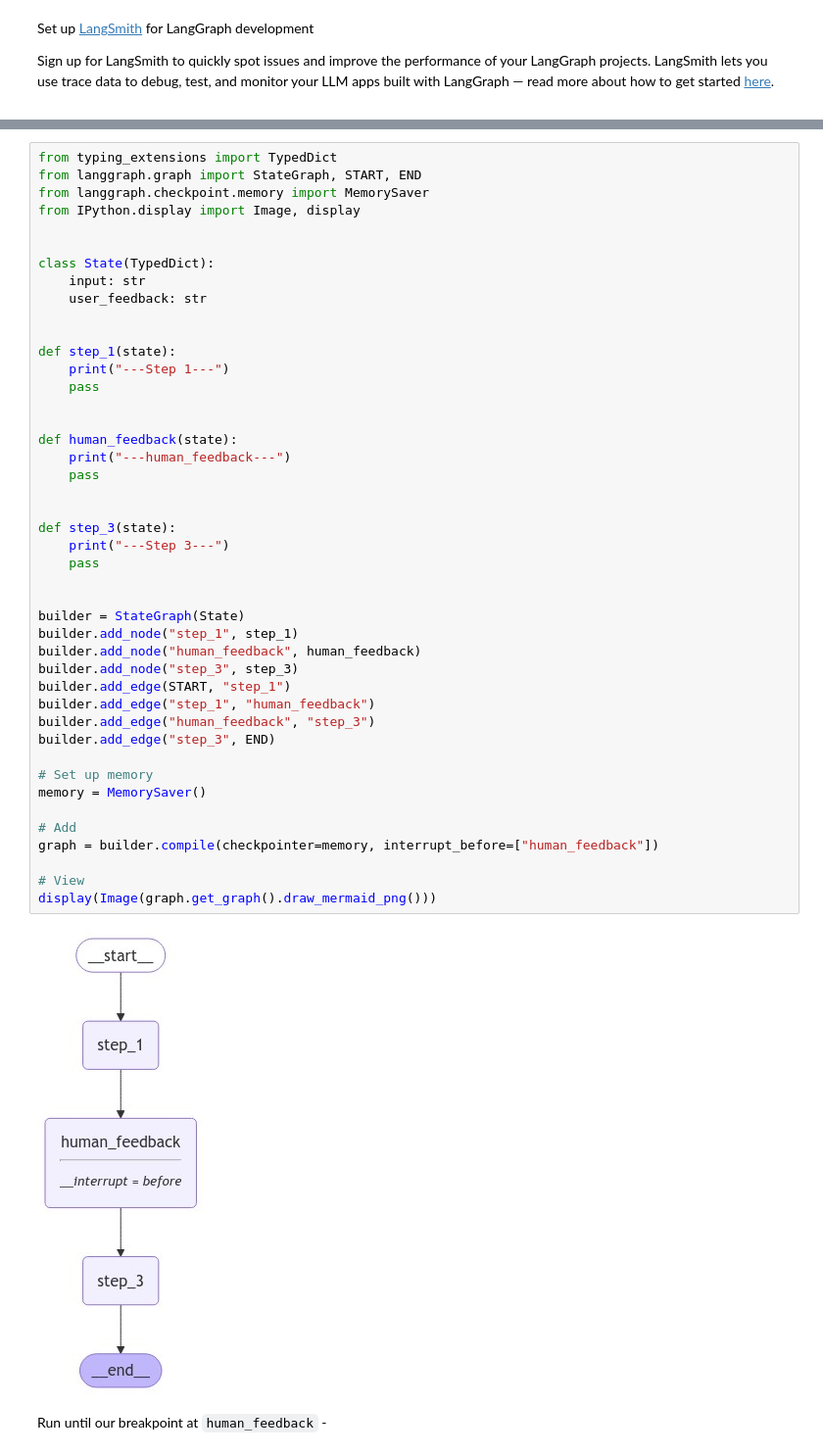
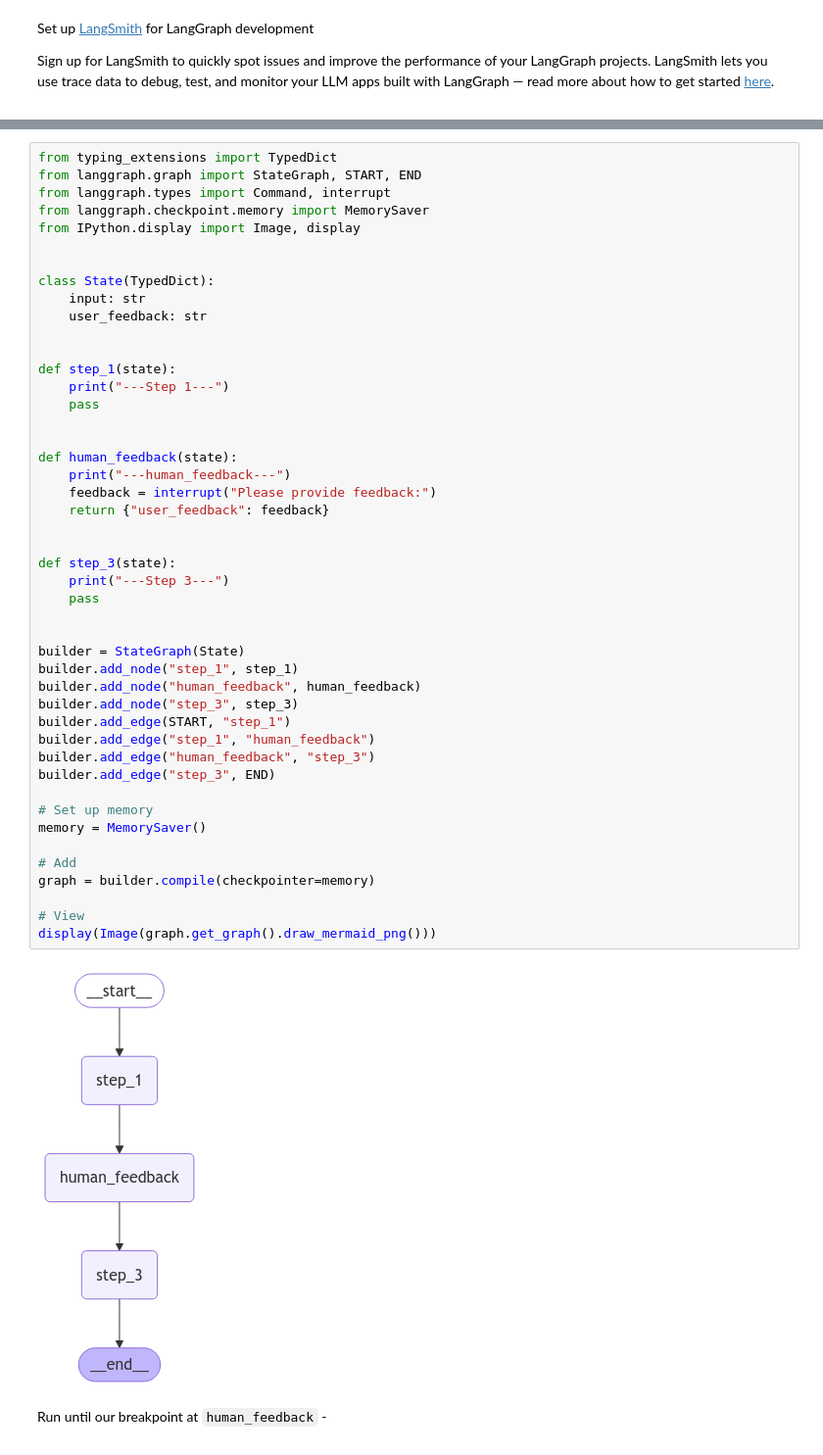
Before and after one commit to OHANA-WEB/langgraph, a Jupyter notebook: docs/docs/how-tos/human_in_the_loop/wait-user-input.ipynb, the cells around one changed output, grey strips where cells are left out. Shown at 98% size. Saved outputs shown, nothing was run; the diff lists cells and outputs as text.

Commit message:
docs: update wait for user input how-to

```diff
--- a/docs/docs/how-tos/human_in_the_loop/wait-user-input.ipynb
+++ b/docs/docs/how-tos/human_in_the_loop/wait-user-input.ipynb
@@ -57,6 +55,7 @@ Let's look at very basic usage of this. One intuitive approach is simply to crea
 # %%
 from typing_extensions import TypedDict
 from langgraph.graph import StateGraph, START, END
+from langgraph.types import Command, interrupt
 from langgraph.checkpoint.memory import MemorySaver
 from IPython.display import Image, display
 
@@ -70,36 +69,37 @@ def step_1(state):
     print("---Step 1---")
     pass
 
 
 def human_feedback(state):
     print("---human_feedback---")
-    pass
+    feedback = interrupt("Please provide feedback:")
+    return {"user_feedback": feedback}
 
 
 def step_3(state):
     print("---Step 3---")
     pass
 
 
 builder = StateGraph(State)
 builder.add_node("step_1", step_1)
 builder.add_node("human_feedback", human_feedback)
 builder.add_node("step_3", step_3)
 builder.add_edge(START, "step_1")
 builder.add_edge("step_1", "human_feedback")
 builder.add_edge("human_feedback", "step_3")
 builder.add_edge("step_3", END)
 
 # Set up memory
 memory = MemorySaver()
 
 # Add
-graph = builder.compile(checkpointer=memory, interrupt_before=["human_feedback"])
+graph = builder.compile(checkpointer=memory)
 
 # View
 display(Image(graph.get_graph().draw_mermaid_png()))
 # %% [output]
-[figure, old version]
+[figure, new version]
 # %% [markdown]
 Run until our breakpoint at `human_feedback` -
 # %%
```
Also changed, not shown: parts of 16 cells of this notebook.
